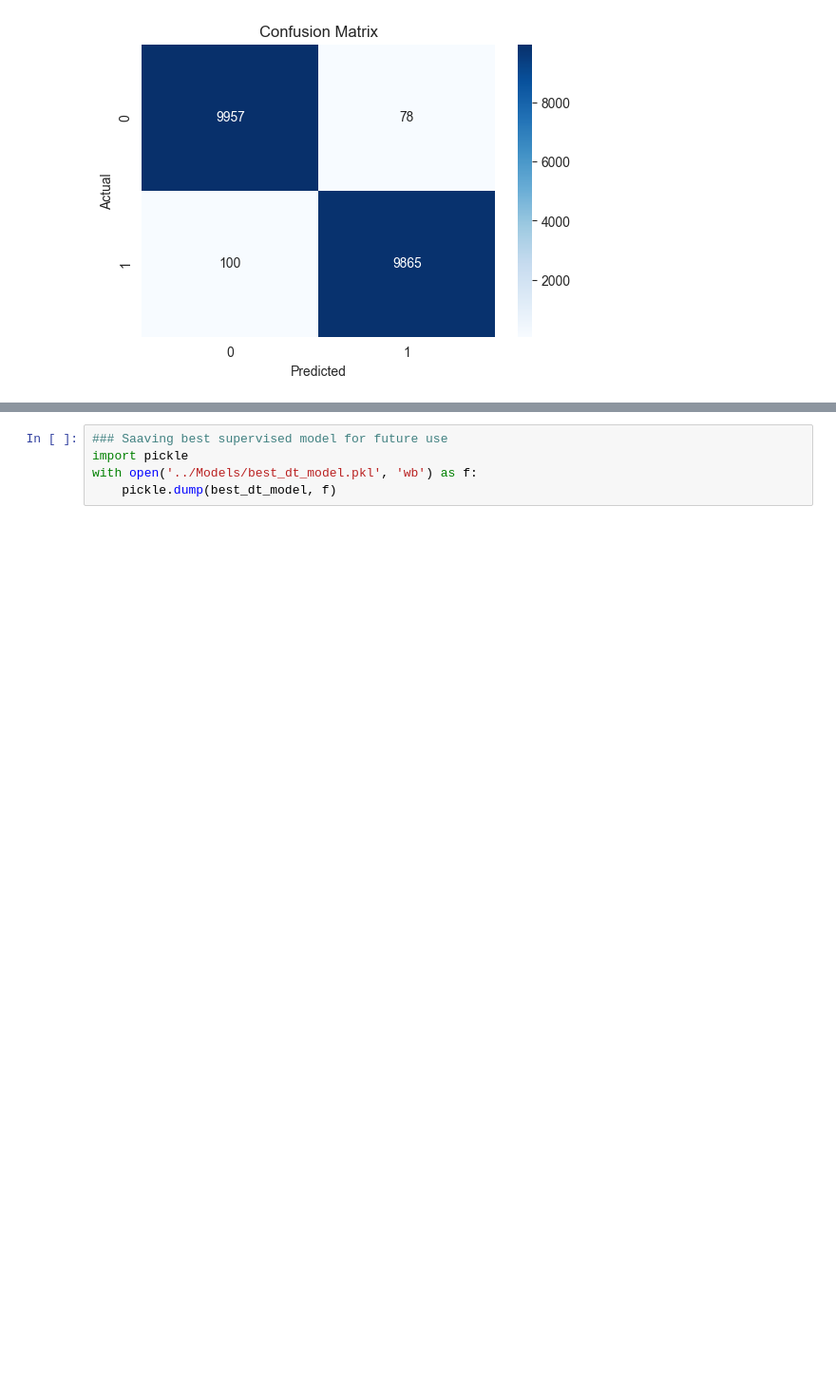
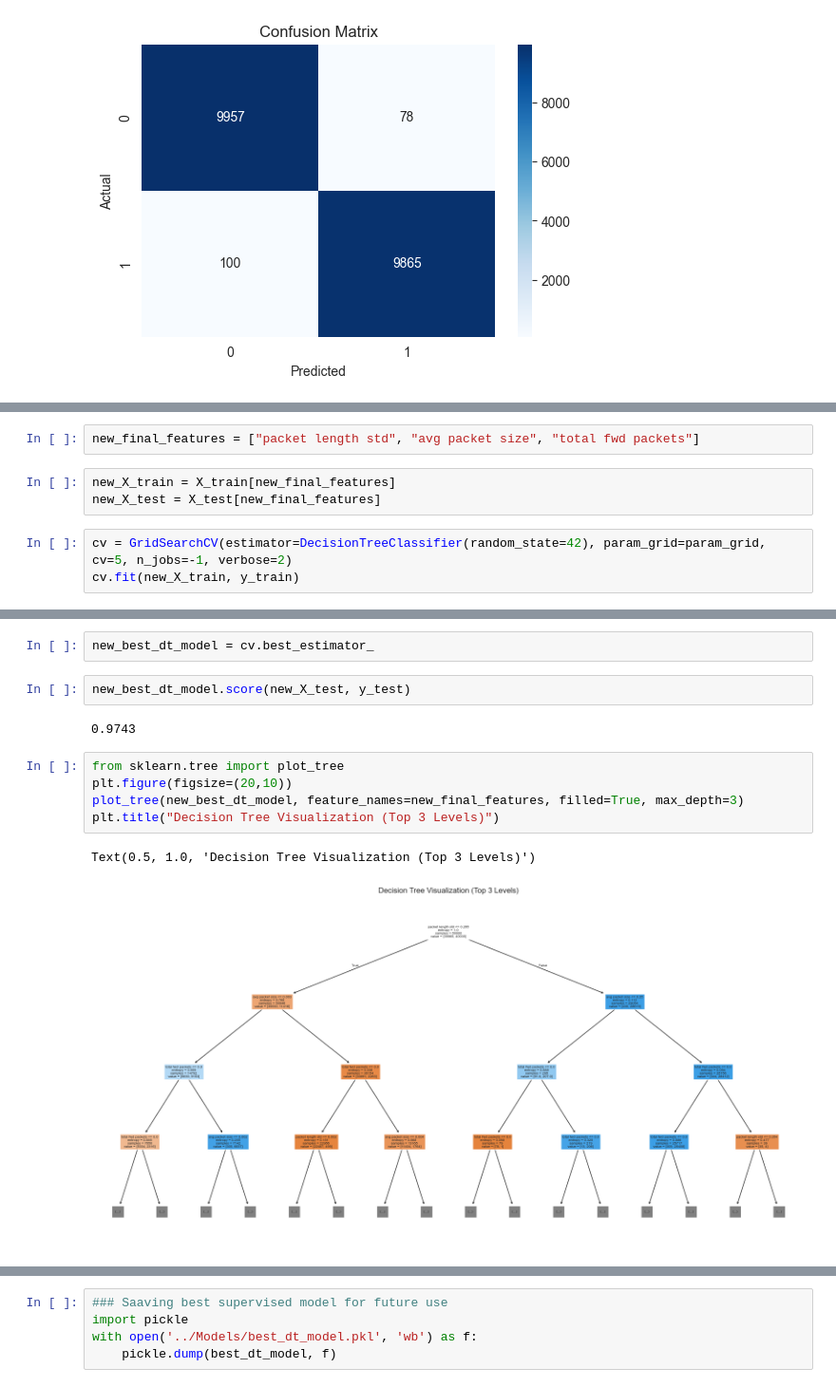
Before and after one commit to Rajat083/Behavioral-Rate-Limiter-model-dev, a Jupyter notebook: Notebooks/ML_Modelling.ipynb, the cells around one changed output, grey strips where cells are left out. Shown at 95% size. Drawn from its saved outputs; the diff is of its cells as text; blank space fills up the shorter version.

```diff
--- a/Notebooks/ML_Modelling.ipynb
+++ b/Notebooks/ML_Modelling.ipynb
@@ -157,0 +172,8 @@ create_confusion_matrix(best_dt_model, X_test, y_test)
+# %%
+new_final_features = ["packet length std", "avg packet size", "total fwd packets"]
+# %%
+new_X_train = X_train[new_final_features]
+new_X_test = X_test[new_final_features]
+# %%
+cv = GridSearchCV(estimator=DecisionTreeClassifier(random_state=42), param_grid=param_grid, cv=5, n_jobs=-1, verbose=2)
+cv.fit(new_X_train, y_train)
@@ -157,0 +188,14 @@ create_confusion_matrix(best_dt_model, X_test, y_test)
+# %%
+new_best_dt_model = cv.best_estimator_
+# %%
+new_best_dt_model.score(new_X_test, y_test)
+# %% [output]
+0.9743
+# %%
+from sklearn.tree import plot_tree
+plt.figure(figsize=(20,10))
+plot_tree(new_best_dt_model, feature_names=new_final_features, filled=True, max_depth=3)
+plt.title("Decision Tree Visualization (Top 3 Levels)")
+# %% [output]
+Text(0.5, 1.0, 'Decision Tree Visualization (Top 3 Levels)')
+[figure, added]
```
Also changed, not shown: parts of 6 cells of this notebook, 1 other file.
